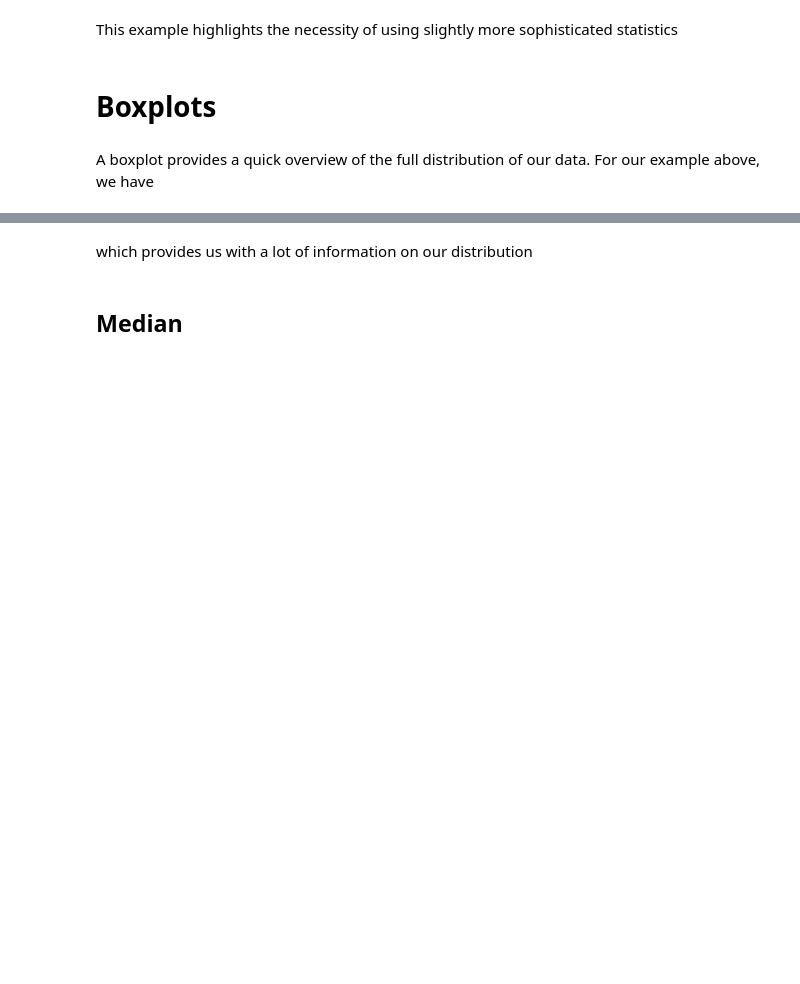
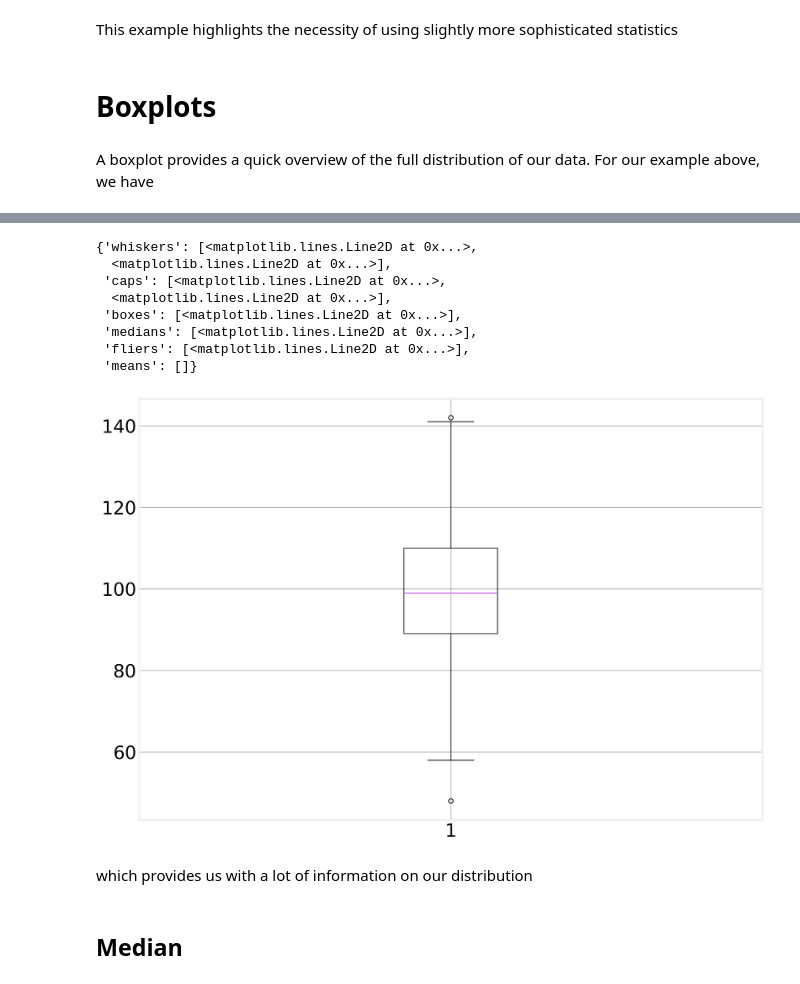
Before and after one commit to DataForScience/Probability-And-Statistics, a Jupyter notebook: 1. Descriptive Statistics.ipynb, the cells around one changed output, grey strips where cells are left out. Drawn from its saved outputs; the diff is of its cells as text; code cells hidden in the pictures; blank space fills up the shorter version.

```diff
--- a/1. Descriptive Statistics.ipynb
+++ b/1. Descriptive Statistics.ipynb
@@ -202,3 +203,15 @@ sns.boxplot(x=values)
+# %%
+plt.boxplot(values)
+# %% [output]
+{'whiskers': [<matplotlib.lines.Line2D at 0x...>,
+  <matplotlib.lines.Line2D at 0x...>],
+ 'caps': [<matplotlib.lines.Line2D at 0x...>,
+  <matplotlib.lines.Line2D at 0x...>],
+ 'boxes': [<matplotlib.lines.Line2D at 0x...>],
+ 'medians': [<matplotlib.lines.Line2D at 0x...>],
+ 'fliers': [<matplotlib.lines.Line2D at 0x...>],
+ 'means': []}
+[figure, added]
 # %% [markdown]
 which provides us with a lot of information on our distribution
 # %% [markdown]
```
Also changed, not shown: parts of 22 cells of this notebook, 3 other files.
